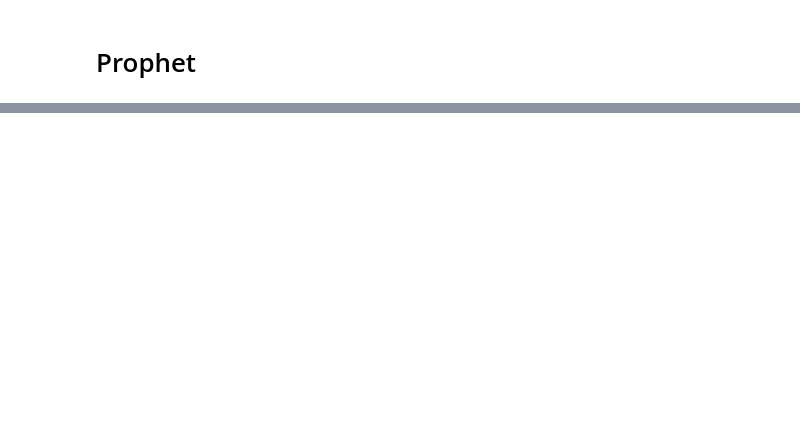
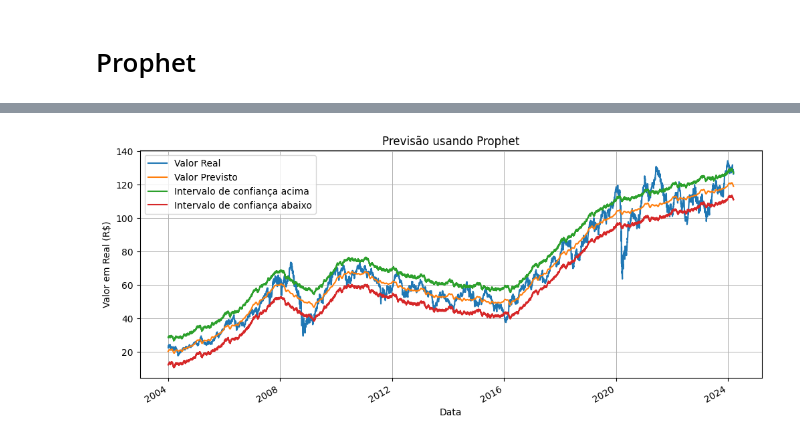
Before and after one commit to willdevsp/fiap-tech-challenge-pos-tech-data-analytics, a Jupyter notebook: Fase2/tech-challenger-bolsa-valores.ipynb, the cells around one changed output, grey strips where cells are left out. Drawn from its saved outputs; the diff is of its cells as text; code cells hidden in the pictures; blank space fills up the shorter version.

```diff
--- a/Fase2/tech-challenger-bolsa-valores.ipynb
+++ b/Fase2/tech-challenger-bolsa-valores.ipynb
@@ -731,0 +1189,5 @@ print_metrics(metrics_pr)
+# %%
+future['dias_uteis'] = df_diario['dias_uteis']
+# %%
+forecast = m.predict(future)
+forecast
@@ -731,0 +1316,7 @@ print_metrics(metrics_pr)
+# %%
+resultado = pd.DataFrame(df_diario)
+resultado.rename(columns={'ds':'data', 'y':'valor_real'}, inplace=True)
+resultado
+
+resultado = resultado.merge(forecast, left_on='data', right_on='ds')
+resultado
@@ -731,0 +1337,4 @@ print_metrics(metrics_pr)
+# %%
+resultado_final = resultado.dropna()
+resultado_final = resultado_final.set_index('data')
+resultado_final.info()
@@ -731,0 +1359,7 @@ print_metrics(metrics_pr)
+# %%
+plotarSerie(resultado_final['valor_real'])
+plotarSerie(resultado_final['yhat'])
+plotarSerie(resultado_final['yhat_upper'])
+plotarSerie(resultado_final['yhat_lower'],titulo="Previsão usando Prophet", legendas=['Valor Real', 'Valor Previsto', 'Intervalo de confiança acima', 'Intervalo de confiança abaixo'])
+# %% [output]
+[figure, added]
```
Also changed, not shown: parts of 285 cells of this notebook.
